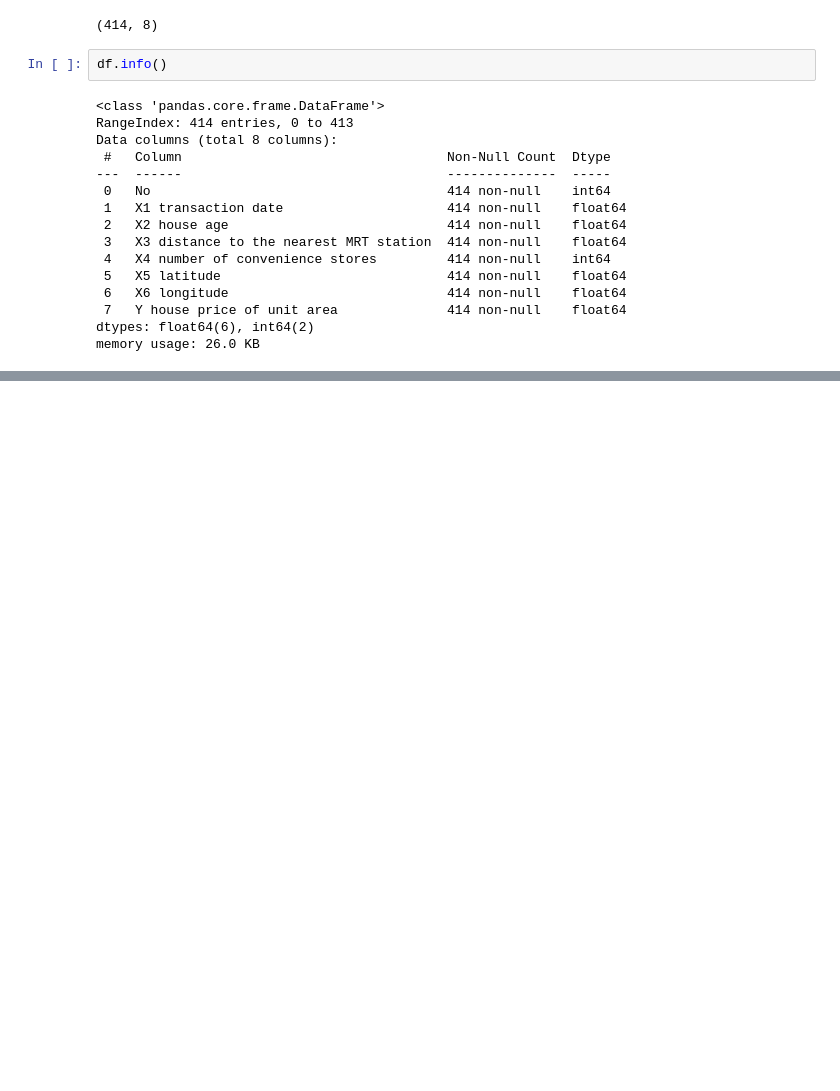
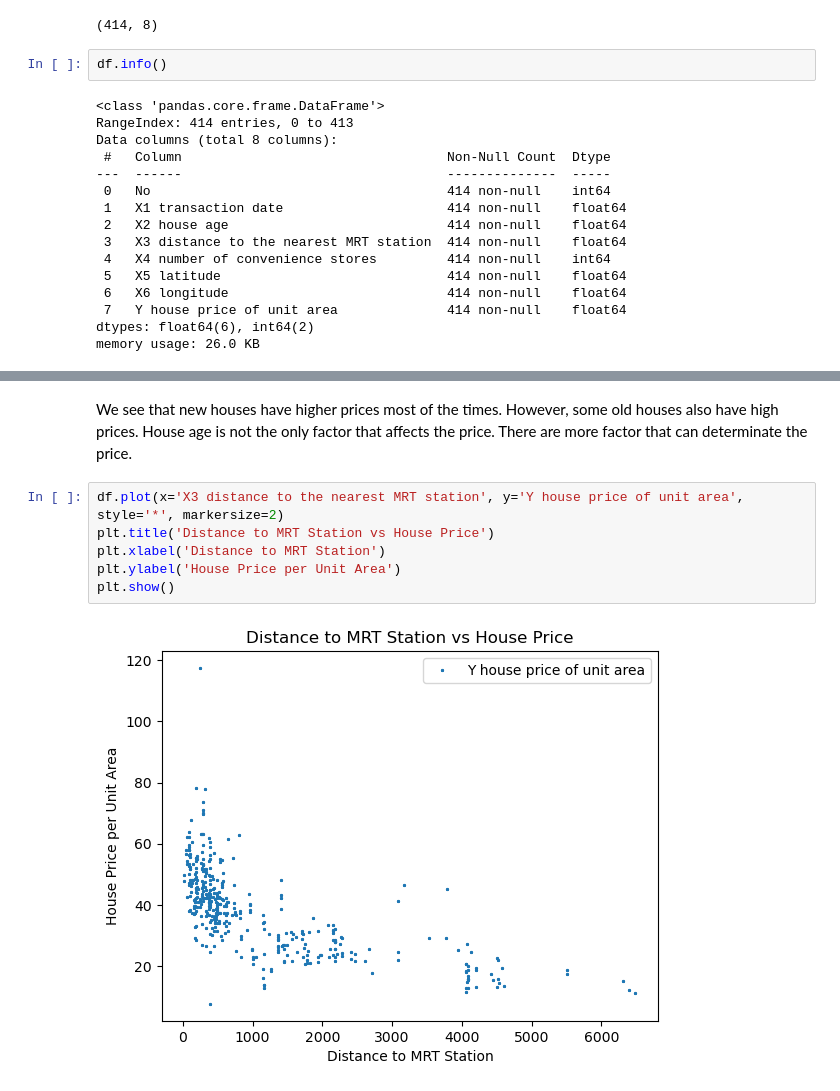
Before and after one commit to sba25073-bit/machinelearningCA1, a Jupyter notebook: ML_CA1.ipynb, the cells around one changed output, grey strips where cells are left out. Drawn from its saved outputs; the diff is of its cells as text; blank space fills up the shorter version.

```diff
--- a/ML_CA1.ipynb
+++ b/ML_CA1.ipynb
@@ -62,0 +118,11 @@ df.describe()
+# %% [markdown]
+We see that new houses have higher prices most of the times. However, some old houses also have high prices.
+House age is not the only factor that affects the price. There are more factor that can determinate the price.
+# %%
+df.plot(x='X3 distance to the nearest MRT station', y='Y house price of unit area', style='*', markersize=2)
+plt.title('Distance to MRT Station vs House Price')
+plt.xlabel('Distance to MRT Station')
+plt.ylabel('House Price per Unit Area')
+plt.show()
+# %% [output]
+[figure, added]
```
Also changed, not shown: parts of 16 cells of this notebook.
